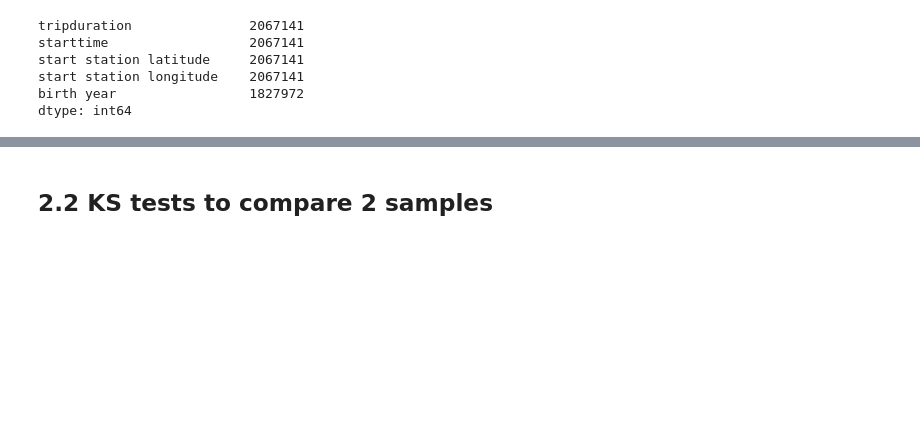
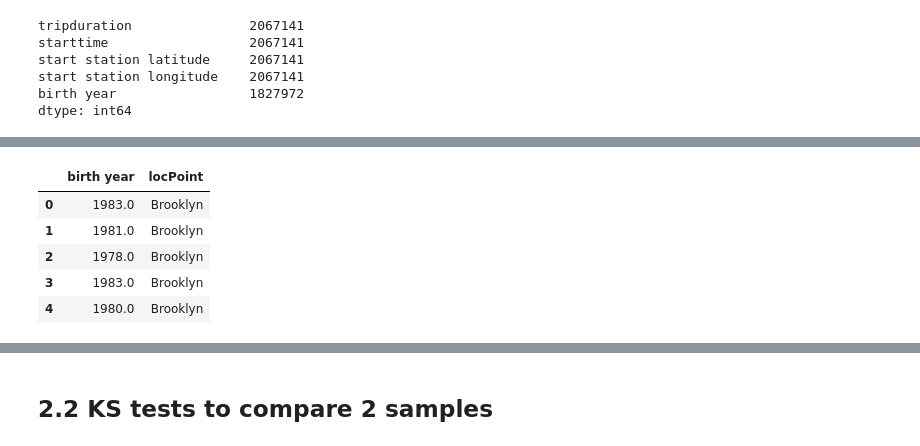
Before and after one commit to sebscho/PUI2017_lz1714, a Jupyter notebook: HW4_lz1714/Assignment4.ipynb, the cells around one changed output, grey strips where cells are left out. Drawn from its saved outputs; the diff is of its cells as text; code cells hidden in the pictures; blank space fills up the shorter version.

```diff
--- a/HW4_lz1714/Assignment4.ipynb
+++ b/HW4_lz1714/Assignment4.ipynb
@@ -419,0 +346,3 @@ dfBroo
+# %%
+df = gpd.read_file(os.getenv("PUIDATA") + "/" + "BoroughBoundaries.geojson")
+df
@@ -419,0 +356,22 @@ dfBroo
+# %%
+dfBroo = pd.DataFrame(columns=['birth year', 'locPoint'])
+dfManh = pd.DataFrame(columns=['birth year', 'locPoint'])
+for point in result['locPoint']:
+    if df['geometry'][3].contains(point):
+        dfBroo = dfBroo.append(result[result['locPoint']==point])
+        dfBroo['locPoint'] = 'Brooklyn'
+for point in result['locPoint']:
+    if df['geometry'][4].contains(point):
+        dfManh = dfManh.append(result[result['locPoint']==point])
+        dfManh['locPoint'] = 'Manhattan'
+# %%
+#reset the index
+dfBroo.reset_index(drop=True, inplace=True)
+dfBroo.head()
+# %% [output]
+|  | birth year | locPoint |
+| 0 | 1983.0 | Brooklyn |
+| 1 | 1981.0 | Brooklyn |
+| 2 | 1978.0 | Brooklyn |
+| 3 | 1983.0 | Brooklyn |
+| 4 | 1980.0 | Brooklyn |
```
Also changed, not shown: parts of 51 cells of this notebook.
